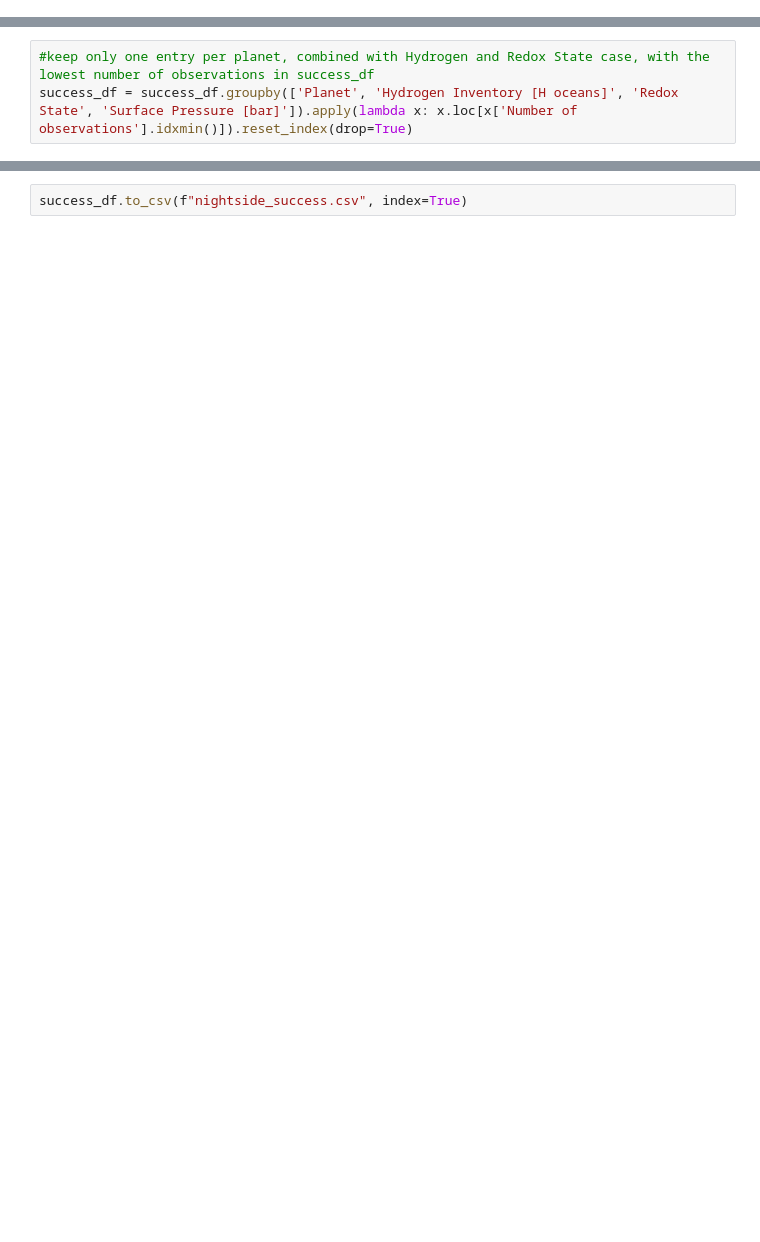
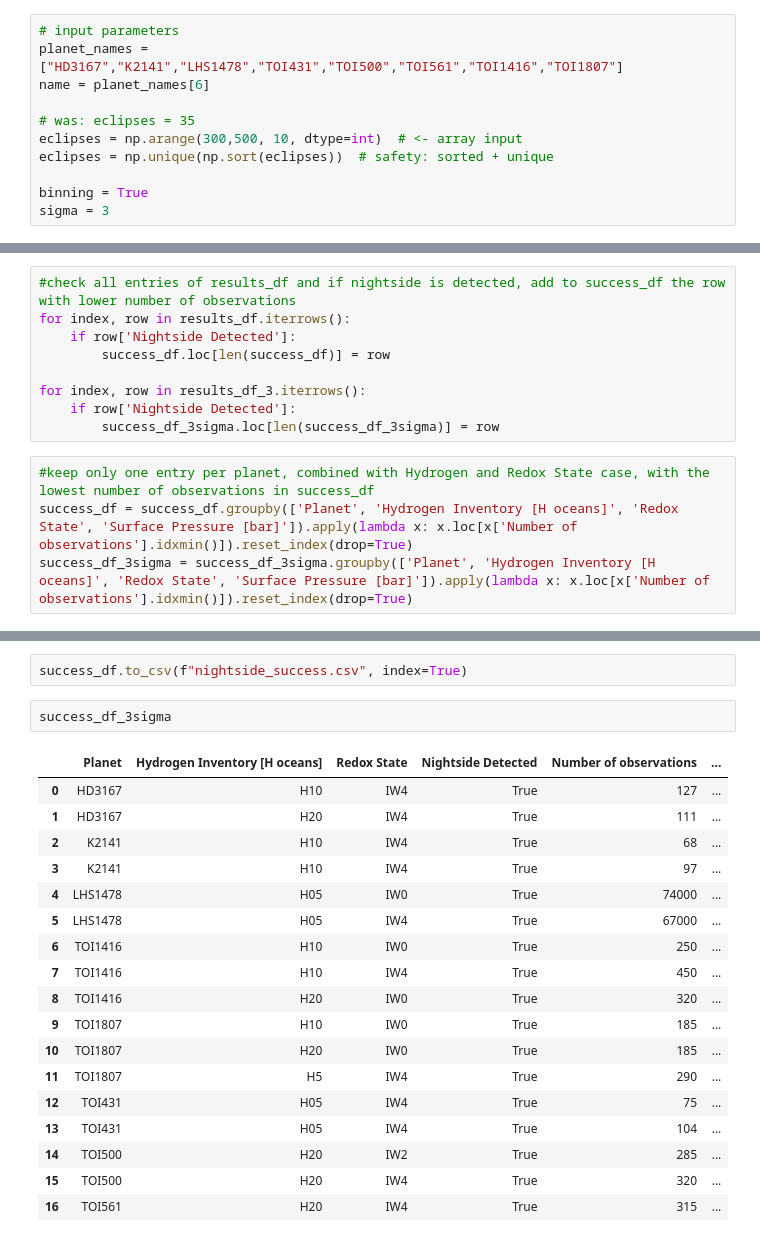
Before and after one commit to lorlo9999/MasterThesis, a Jupyter notebook: nightside.ipynb, the cells around one changed output, grey strips where cells are left out. Drawn from its saved outputs; the diff is of its cells as text; blank space fills up the shorter version.

```diff
--- a/nightside.ipynb
+++ b/nightside.ipynb
@@ -378,0 +360,11 @@ for index, row in results_df.iterrows():
+# %%
+# input parameters
+planet_names = ["HD3167","K2141","LHS1478","TOI431","TOI500","TOI561","TOI1416","TOI1807"]
+name = planet_names[6]
+
+# was: eclipses = 35
+eclipses = np.arange(300,500, 10, dtype=int)  # <- array input
+eclipses = np.unique(np.sort(eclipses))  # safety: sorted + unique
+
+binning = True
+sigma = 3
@@ -379,3 +612,13 @@ for index, row in results_df.iterrows():
+# %%
+#check all entries of results_df and if nightside is detected, add to success_df the row with lower number of observations
+for index, row in results_df.iterrows():
+    if row['Nightside Detected']:
+        success_df.loc[len(success_df)] = row
+
+for index, row in results_df_3.iterrows():
+    if row['Nightside Detected']:
+        success_df_3sigma.loc[len(success_df_3sigma)] = row
 # %%
 #keep only one entry per planet, combined with Hydrogen and Redox State case, with the lowest number of observations in success_df
 success_df = success_df.groupby(['Planet', 'Hydrogen Inventory [H oceans]', 'Redox State', 'Surface Pressure [bar]']).apply(lambda x: x.loc[x['Number of observations'].idxmin()]).reset_index(drop=True)
+success_df_3sigma = success_df_3sigma.groupby(['Planet', 'Hydrogen Inventory [H oceans]', 'Redox State', 'Surface Pressure [bar]']).apply(lambda x: x.loc[x['Number of observations'].idxmin()]).reset_index(drop=True)
@@ -404,2 +649,23 @@ success_df
 # %%
 success_df.to_csv(f"nightside_success.csv", index=True)
+# %%
+success_df_3sigma
+# %% [output]
+|  | Planet | Hydrogen Inventory [H oceans] | Redox State | Nightside Detected | Number of observations | ... |
+| 0 | HD3167 | H10 | IW4 | True | 127 | ... |
+| 1 | HD3167 | H20 | IW4 | True | 111 | ... |
+| 2 | K2141 | H10 | IW4 | True | 68 | ... |
+| 3 | K2141 | H10 | IW4 | True | 97 | ... |
+| 4 | LHS1478 | H05 | IW0 | True | 74000 | ... |
+| 5 | LHS1478 | H05 | IW4 | True | 67000 | ... |
+| 6 | TOI1416 | H10 | IW0 | True | 250 | ... |
+| 7 | TOI1416 | H10 | IW4 | True | 450 | ... |
+| 8 | TOI1416 | H20 | IW0 | True | 320 | ... |
+| 9 | TOI1807 | H10 | IW0 | True | 185 | ... |
+| 10 | TOI1807 | H20 | IW0 | True | 185 | ... |
+| 11 | TOI1807 | H5 | IW4 | True | 290 | ... |
+| 12 | TOI431 | H05 | IW4 | True | 75 | ... |
+| 13 | TOI431 | H05 | IW4 | True | 104 | ... |
+| 14 | TOI500 | H20 | IW2 | True | 285 | ... |
+| 15 | TOI500 | H20 | IW4 | True | 320 | ... |
+| 16 | TOI561 | H20 | IW4 | True | 315 | ... |
```
Also changed, not shown: parts of 16 cells of this notebook, 5 other files.
